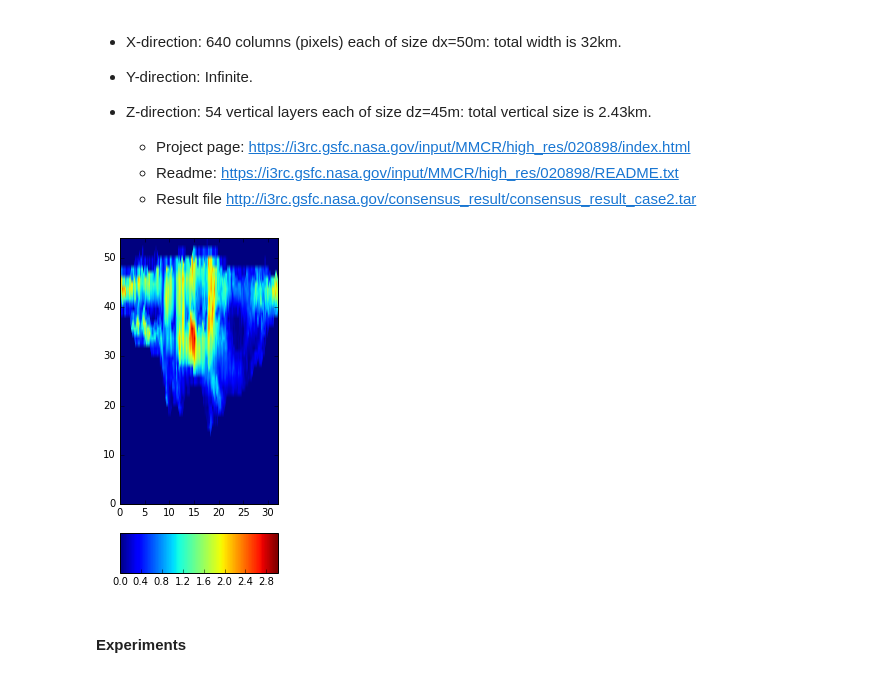
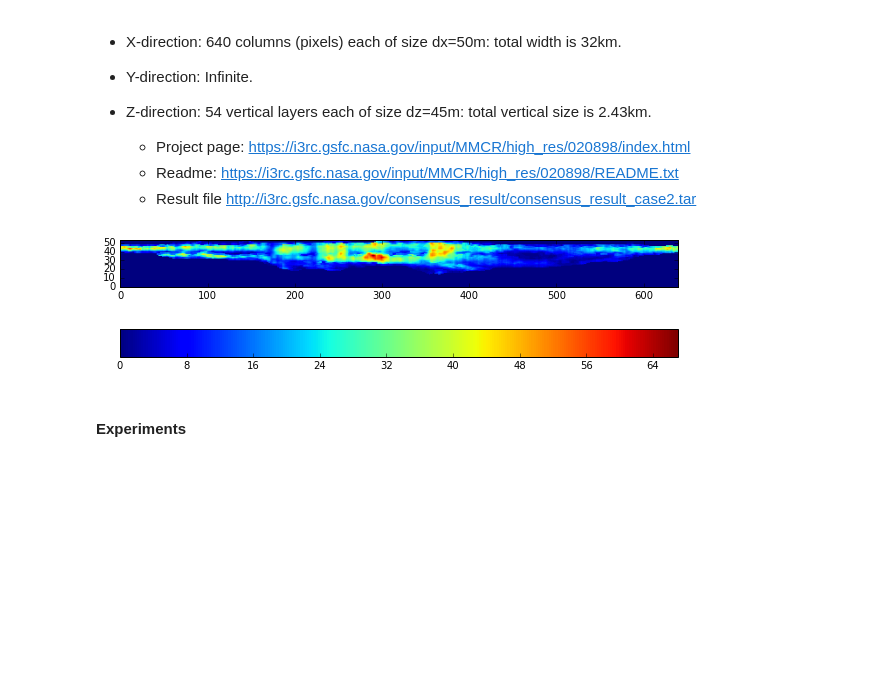
Before and after one commit to aviadlevis/mitsuba, a Jupyter notebook: notebooks/test_i3rc.ipynb, the cells around one changed output. Cells and saved outputs as stored; diff of their text form; code cells hidden in the pictures; blank space fills up the shorter version.

```diff
--- a/notebooks/test_i3rc.ipynb
+++ b/notebooks/test_i3rc.ipynb
@@ -225,21 +221,19 @@ The 2D cloud field for this experiment is based on extinction retrievals from th
 # %%
 " Plot the 2D extinxtion field "
 
 from mpl_toolkits.axes_grid1 import make_axes_locatable
 from operator import itemgetter
 
 %matplotlib inline
 case = i3rc.Case2()
 data, boundingBox = case.volumetricData.getData()
-data = data[:,0,:].reshape(data.shape[0],data.shape[-1]).T
-plt.figure(figsize=(6,6));
-img = plt.imshow(data, extent=itemgetter(0,3,2,5)(boundingBox));
-ax = plt.gca()
-divider = make_axes_locatable(ax);
-cax = divider.append_axes("bottom", size="15%", pad=0.4);
-plt.colorbar(img, cax=cax, orientation='horizontal');
+
+plt.figure(figsize=(10,5))
+img = plt.imshow(np.squeeze(data.T));
+plt.gca().invert_yaxis()
+plt.colorbar(orientation='horizontal');
 # %% [output]
-[figure, old version]
+[figure, new version]
 # %% [markdown]
 #### Experiments
 # %% [markdown]
```
Also changed, not shown: parts of 6 cells of this notebook, 2 other files.
